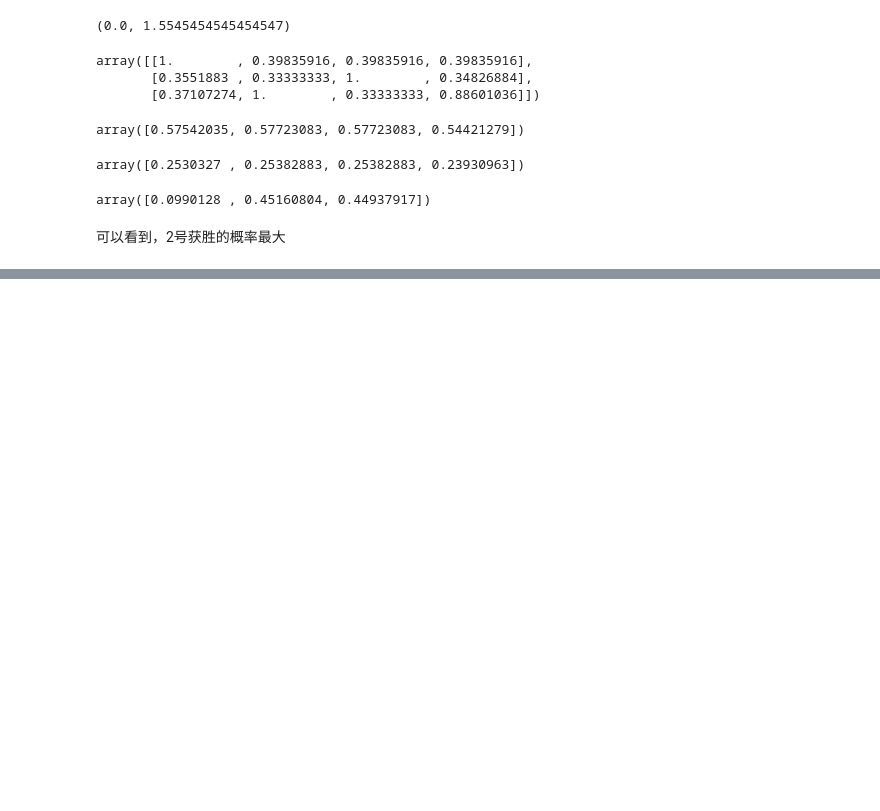
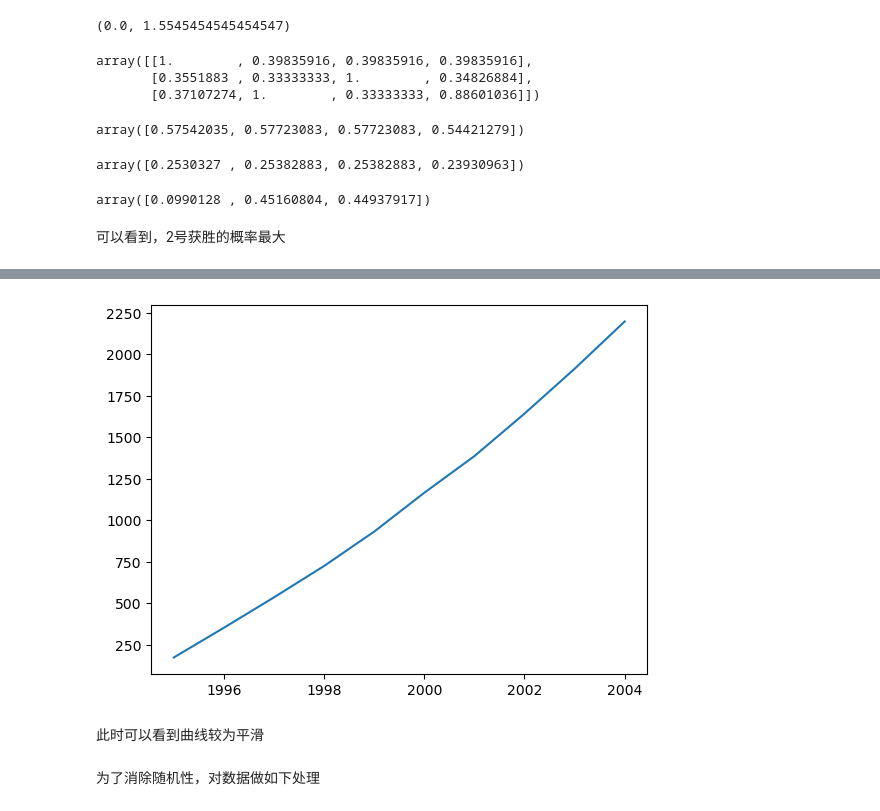
Before and after one commit to Diomedes-Jiang/MathematicalModeling, a Jupyter notebook: greySystem.ipynb, the cells around one changed output, grey strips where cells are left out. Saved outputs shown, nothing was run; the diff lists cells and outputs as text; code cells hidden in the pictures; blank space fills up the shorter version.

```diff
--- a/greySystem.ipynb
+++ b/greySystem.ipynb
@@ -148,0 +176,9 @@ array([0.0990128 , 0.45160804, 0.44937917])
+# %%
+plt.plot(Y,X_1)
+plt.show()
+# %% [output]
+[figure, added]
+# %% [markdown]
+此时可以看到曲线较为平滑
+# %% [markdown]
+为了消除随机性，对数据做如下处理
```
Also changed, not shown: parts of 15 cells of this notebook, 4 other files.
